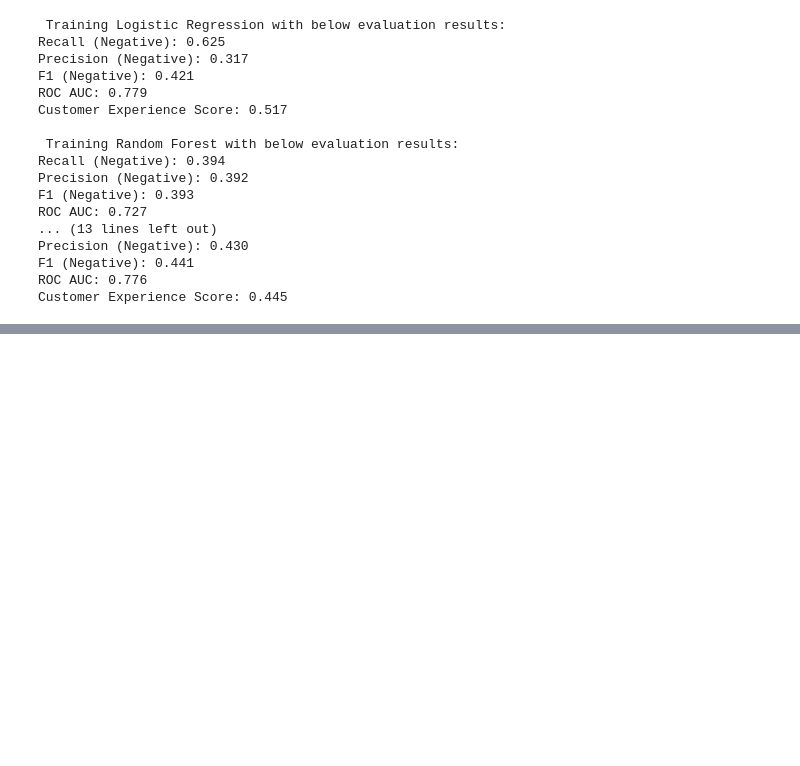
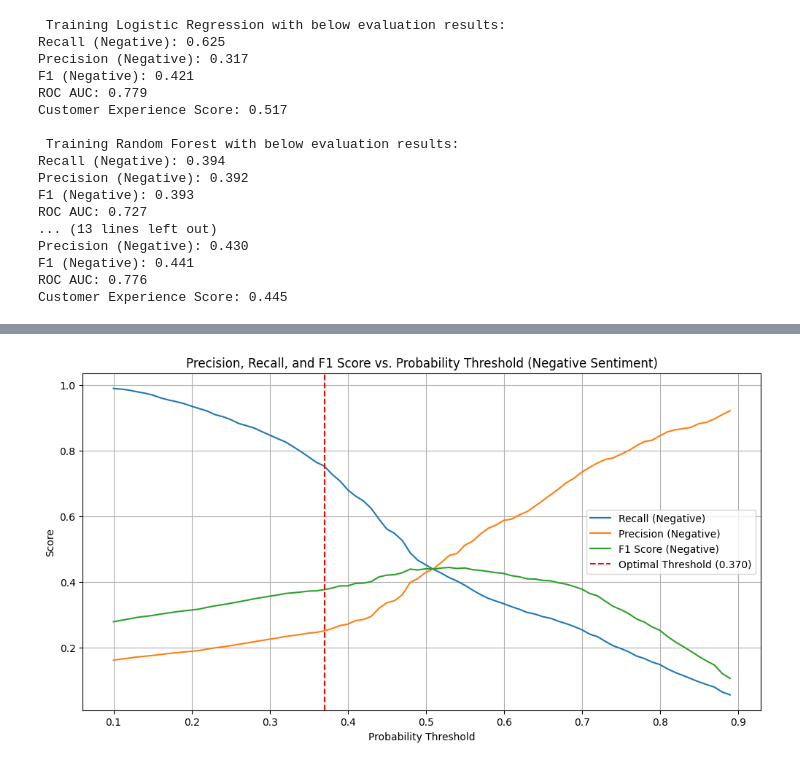
Before and after one commit to Z-ingdotnet/NLP_Tripadvisor_Python, a Jupyter notebook: Sentiment_analysis.ipynb, the cells around one changed output, grey strips where cells are left out. Cells and saved outputs as stored; diff of their text form; code cells hidden in the pictures; blank space fills up the shorter version.

Commit message:
Update Sentiment_analysis.ipynb
Find optimized threshold(iterates through different probability thresholds) for maximum recall while maintaining reasonable precision

```diff
--- a/Sentiment_analysis.ipynb
+++ b/Sentiment_analysis.ipynb
@@ -824,0 +936,17 @@ Customer Experience Score: 0.445
+# %%
+import matplotlib.pyplot as plt
+
+# Plot the results
+plt.figure(figsize=(12, 6))
+plt.plot(threshold_results['threshold'], threshold_results['recall'], label='Recall (Negative)')
+plt.plot(threshold_results['threshold'], threshold_results['precision'], label='Precision (Negative)')
+plt.plot(threshold_results['threshold'], threshold_results['f1'], label='F1 Score (Negative)')
+plt.axvline(x=optimal_threshold, color='red', linestyle='--', label=f'Optimal Threshold ({optimal_threshold:.3f})')
+plt.xlabel('Probability Threshold')
+plt.ylabel('Score')
+plt.title('Precision, Recall, and F1 Score vs. Probability Threshold (Negative Sentiment)')
+plt.legend()
+plt.grid(True)
+plt.show()
+# %% [output]
+[figure, added]
```
Also changed, not shown: parts of 2 cells of this notebook.
